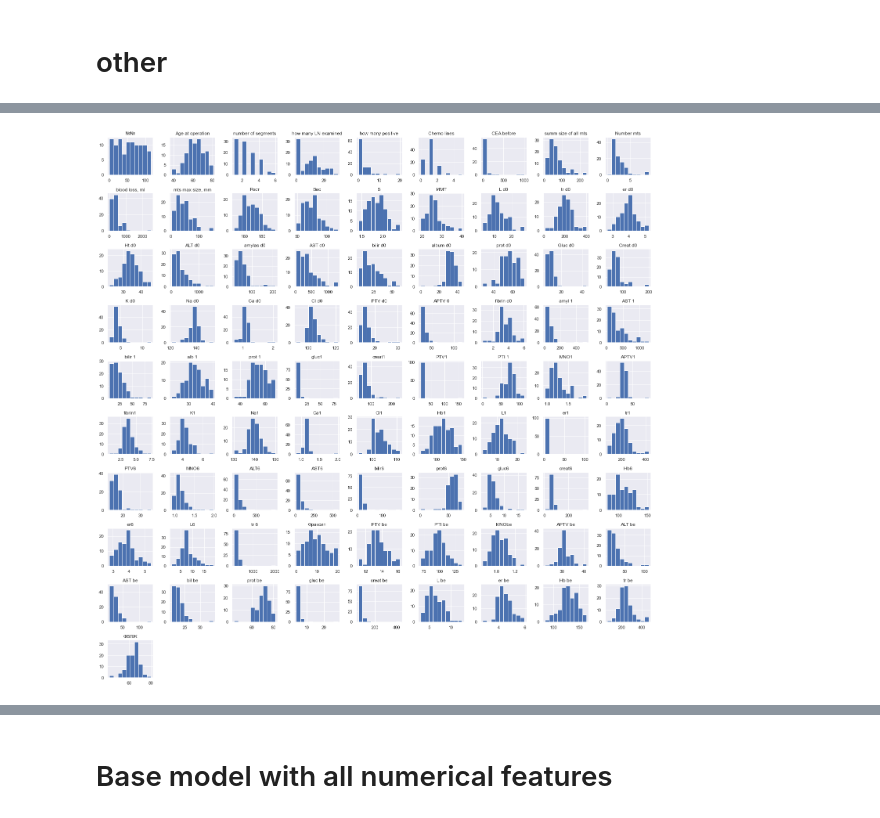
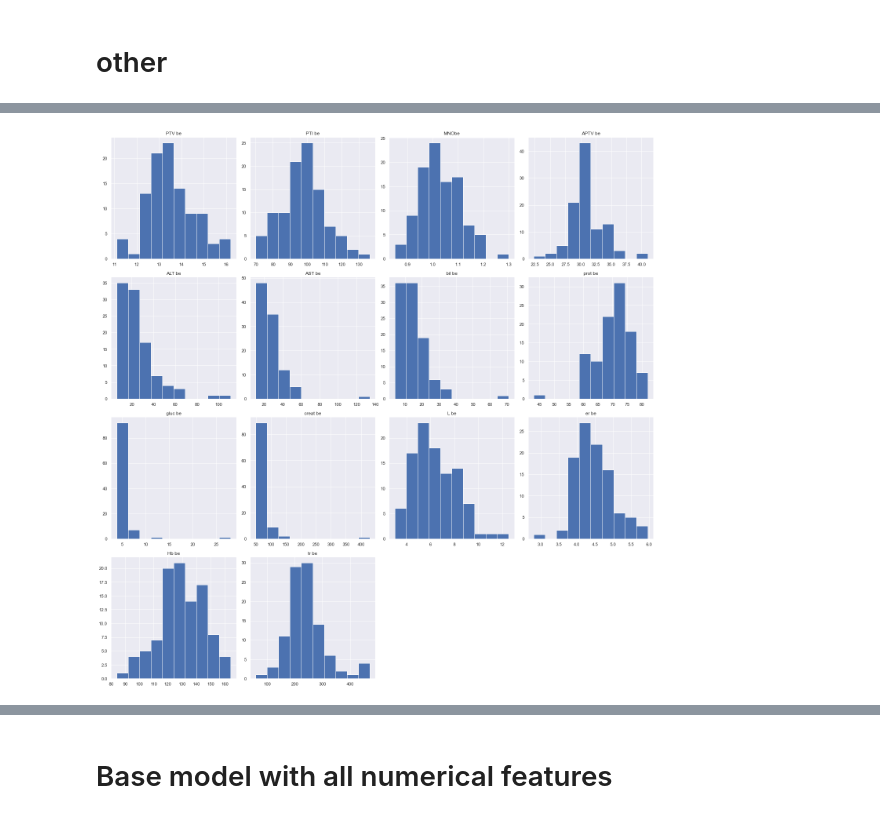
Before and after one commit to dies0mbre/prediction-of-operation-results, a Jupyter notebook: research.ipynb, the cells around one changed output, grey strips where cells are left out. Saved outputs shown, nothing was run; the diff lists cells and outputs as text; code cells hidden in the pictures.

```diff
--- a/research.ipynb
+++ b/research.ipynb
@@ -37,0 +238,12 @@ quant_raw = tables[table_names[1]]
+# %%
+be_with_null = [
+    'PTV be', 'PTI be',  'MNObe', 'APTV be',
+    'ALT be', 'AST be', 'bil be', 'prot be',
+    'gluc be', 'creat be', 'L be', 'er be'
+]
+# %%
+print(df[be_with_null].describe())
+
+plt.rcParams["figure.figsize"] = (7,7)
+df[be_with_null].hist()
+plt.tight_layout()
@@ -37,0 +271,2 @@ quant_raw = tables[table_names[1]]
+# %%
+df[be_with_null] = df[be_with_null].fillna(df[be_with_null].median())
@@ -37,0 +292,2 @@ quant_raw = tables[table_names[1]]
+# %%
+df['CEA before'].fillna(df['CEA before'].median(), inplace=True)
@@ -132,10 +348,10 @@ Name: TrD6/D0, Length: 101, dtype: float64
 # %%
 plt.rcParams["figure.figsize"] = (20,20)
 
-quant_df.hist()
+df[be_features].hist()
 plt.tight_layout()
 # %% [output]
-[figure, old version]
+[figure, new version]
 # %%
 # df_num = df.loc[:, df.dtypes==float]
 # corr = np.abs(df_num.corr())
```
Also changed, not shown: parts of 103 cells of this notebook, 11 other files.
